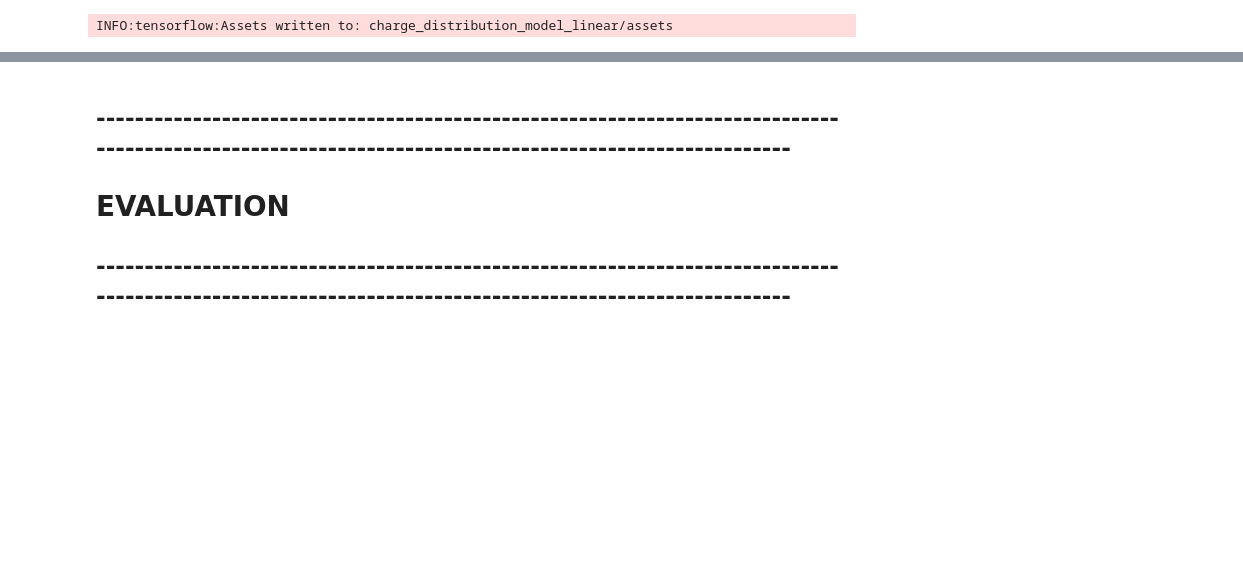
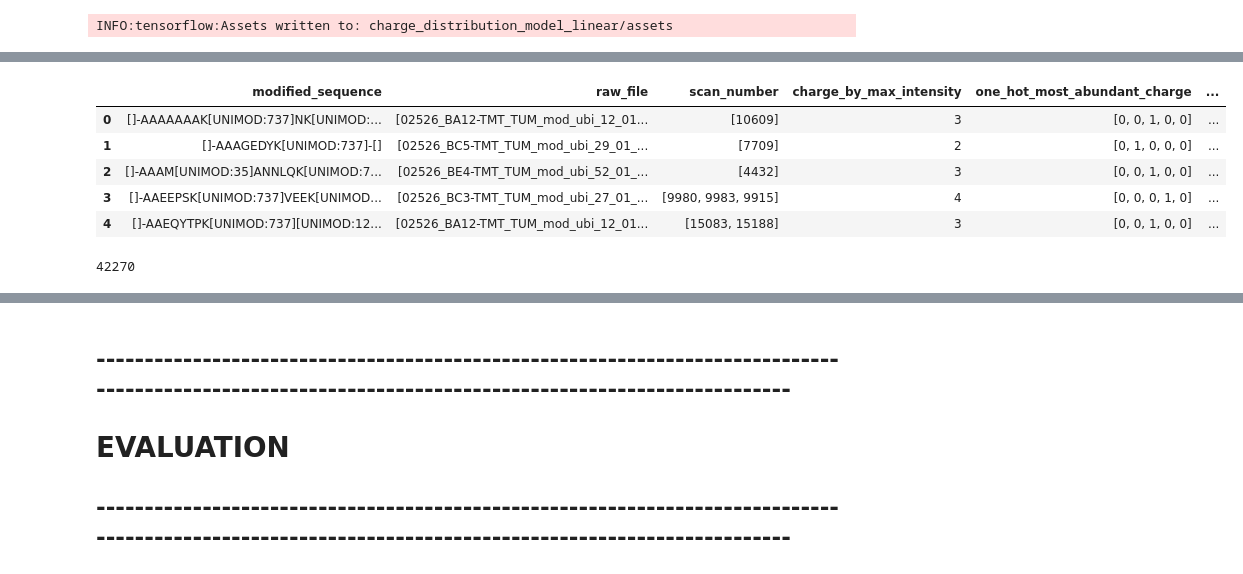
Before and after one commit to wilhelm-lab/dlomix, a Jupyter notebook: model_dev.ipynb, the cells around one changed output, grey strips where cells are left out. Drawn from its saved outputs; the diff is of its cells as text; code cells hidden in the pictures; blank space fills up the shorter version.

```diff
--- a/model_dev.ipynb
+++ b/model_dev.ipynb
@@ -669,0 +662,15 @@ Test MSE: 0.01180561538785696
+# %%
+holdout = pd.read_parquet("/mnt/c/Users/Florian/Desktop/Uni/MSc/FoPr/data/holdout/test-00000-of-00001.parquet")
+# %%
+holdout.head()
+# %% [output]
+|  | modified_sequence | raw_file | scan_number | charge_by_max_intensity | one_hot_most_abundant_charge | ... |
+| 0 | []-AAAAAAAK[UNIMOD:737]NK[UNIMOD:... | [02526_BA12-TMT_TUM_mod_ubi_12_01... | [10609] | 3 | [0, 0, 1, 0, 0] | ... |
+| 1 | []-AAAGEDYK[UNIMOD:737]-[] | [02526_BC5-TMT_TUM_mod_ubi_29_01_... | [7709] | 2 | [0, 1, 0, 0, 0] | ... |
+| 2 | []-AAAM[UNIMOD:35]ANNLQK[UNIMOD:7... | [02526_BE4-TMT_TUM_mod_ubi_52_01_... | [4432] | 3 | [0, 0, 1, 0, 0] | ... |
+| 3 | []-AAEEPSK[UNIMOD:737]VEEK[UNIMOD... | [02526_BC3-TMT_TUM_mod_ubi_27_01_... | [9980, 9983, 9915] | 4 | [0, 0, 0, 1, 0] | ... |
+| 4 | []-AAEQYTPK[UNIMOD:737][UNIMOD:12... | [02526_BA12-TMT_TUM_mod_ubi_12_01... | [15083, 15188] | 3 | [0, 0, 1, 0, 0] | ... |
+# %%
+len(holdout)
+# %% [output]
+42270
```
Also changed, not shown: parts of 17 cells of this notebook, 2 other files.
